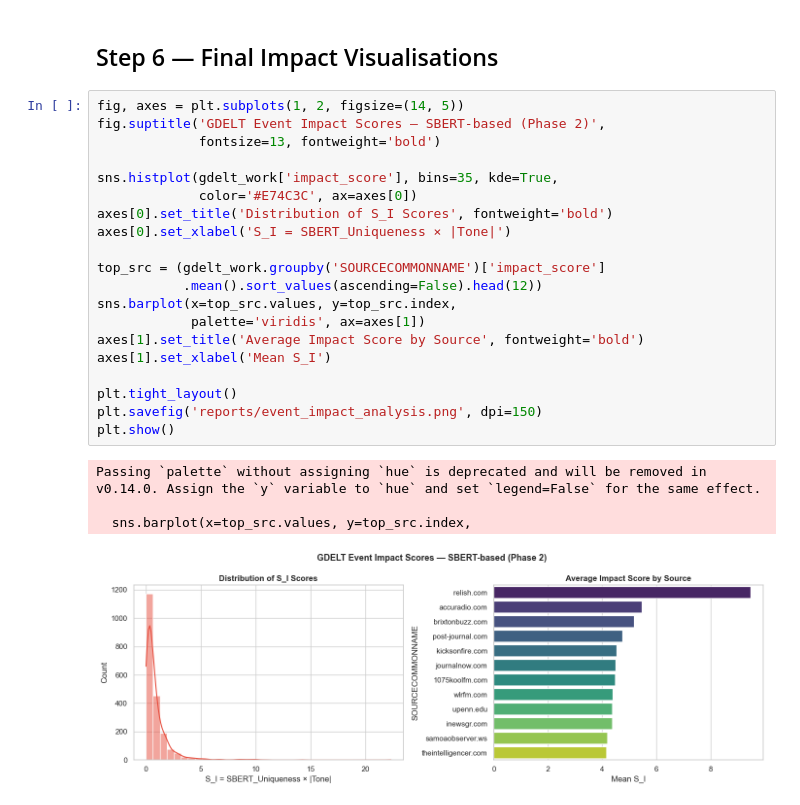
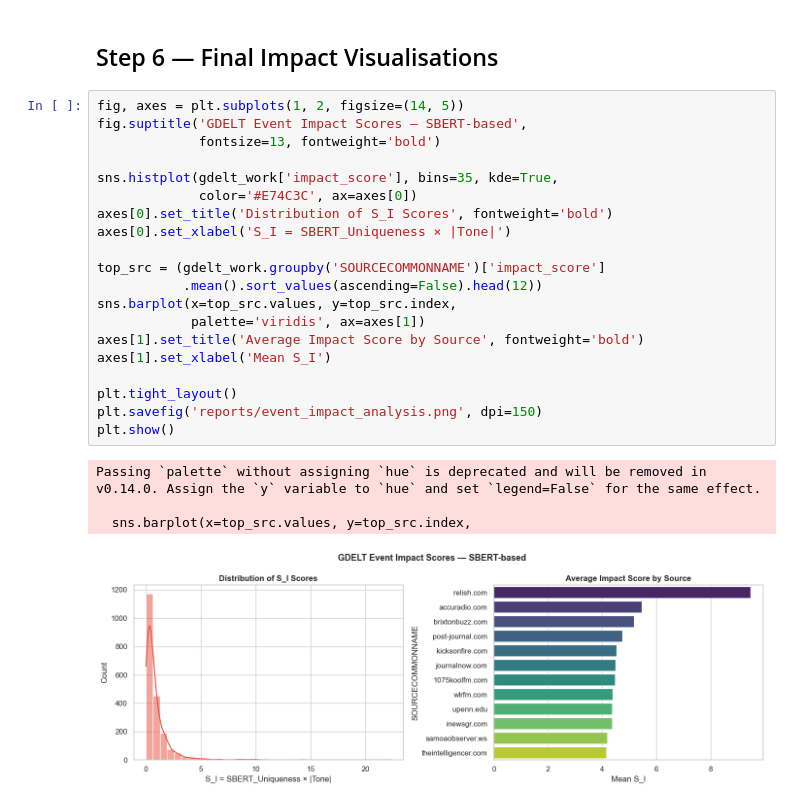
Before and after one commit to naman394/dynamic-trend-event-detector, a Jupyter notebook: notebooks/09_gdelt_verification_impact.ipynb, the cells around one changed output. Drawn from its saved outputs; the diff is of its cells as text.

```diff
--- a/notebooks/09_gdelt_verification_impact.ipynb
+++ b/notebooks/09_gdelt_verification_impact.ipynb
@@ -523,29 +524,29 @@ Pearson correlation between TF-IDF and SBERT scores: 0.856
 ## Step 6 — Final Impact Visualisations
 # %%
 fig, axes = plt.subplots(1, 2, figsize=(14, 5))
-fig.suptitle('GDELT Event Impact Scores — SBERT-based (Phase 2)',
+fig.suptitle('GDELT Event Impact Scores — SBERT-based',
              fontsize=13, fontweight='bold')
 
 sns.histplot(gdelt_work['impact_score'], bins=35, kde=True,
              color='#E74C3C', ax=axes[0])
 axes[0].set_title('Distribution of S_I Scores', fontweight='bold')
 axes[0].set_xlabel('S_I = SBERT_Uniqueness × |Tone|')
 
 top_src = (gdelt_work.groupby('SOURCECOMMONNAME')['impact_score']
            .mean().sort_values(ascending=False).head(12))
 sns.barplot(x=top_src.values, y=top_src.index,
             palette='viridis', ax=axes[1])
 axes[1].set_title('Average Impact Score by Source', fontweight='bold')
 axes[1].set_xlabel('Mean S_I')
 
 plt.tight_layout()
 plt.savefig('reports/event_impact_analysis.png', dpi=150)
 plt.show()
 # %% [output]
 Passing `palette` without assigning `hue` is deprecated and will be removed in v0.14.0. Assign the `y` variable to `hue` and set `legend=False` for the same effect.
 
   sns.barplot(x=top_src.values, y=top_src.index,
-[figure, old version]
+[figure, new version]
 # %% [markdown]
 ## Summary
 
```
Also changed, not shown: parts of 4 cells of this notebook, 3 other files.
